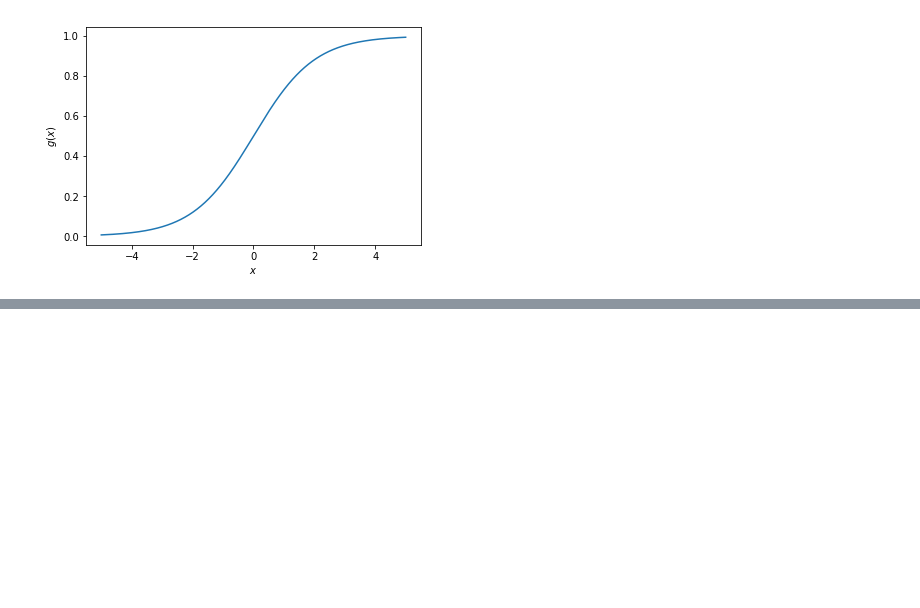
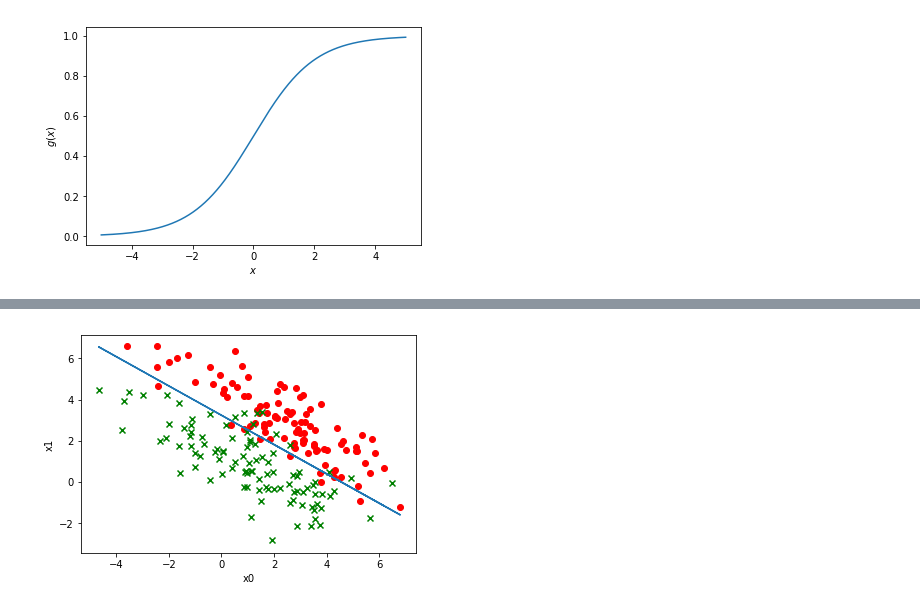
Before and after one commit to KonstantinKochetov/ML-implementations, a Jupyter notebook: Beleg3.ipynb, the cells around one changed output, grey strips where cells are left out. Drawn from its saved outputs; the diff is of its cells as text; code cells hidden in the pictures; blank space fills up the shorter version.

```diff
--- a/Beleg3.ipynb
+++ b/Beleg3.ipynb
@@ -236,3 +240,53 @@ plot3D(X_test, y_after, theta_result_test)
+# %%
+
+
+
+# artifical dataset for logistic regression
+
+import numpy as np
+import matplotlib.pyplot as plt
+
+# class 0:
+# covariance matrix and mean
+theta = theta_result
+cov0 = np.array([[5,-3],[-3,3]])
+
+mean0 = np.array([2.,3])
+
+# number of data points
+m0 = 100
+# generate m0 gaussian distributed data points with
+# mean0 and cov0.
+r0 = np.random.multivariate_normal(mean0, cov0, m0)
+
+# covariance matrix
+cov1 = np.array([[5,-3],[-3,3]])
+mean1 = np.array([1.,1])
+m1 = 100
+r1 = np.random.multivariate_normal(mean1, cov1, m1)
+
+plt.scatter(r0[...,0], r0[...,1], c='r', marker='o', label="Klasse 0")
+plt.scatter(r1[...,0], r1[...,1], c='g', marker='x', label="Klasse 1")
+plt.xlabel("x0")
+plt.ylabel("x1")
+
+
+X = np.concatenate((r0,r1))
+
+oneVector = np.full((len(X), 1), 1.)
+X = np.hstack([oneVector, X])
+
+y = np.zeros(len(r0)+len(r1))
+y[:len(r0),] = 1
+
+
+
+x2 = - (theta[0] + theta[1]*X[:,1]) /theta[2]
+
+plt.plot(X[:,1],x2)
+plt.show()
+# %% [output]
+[figure, added]
 # %%
 # Plotting 3d mit Plotly
 
```
Also changed, not shown: parts of 19 cells of this notebook, 1 other file.
